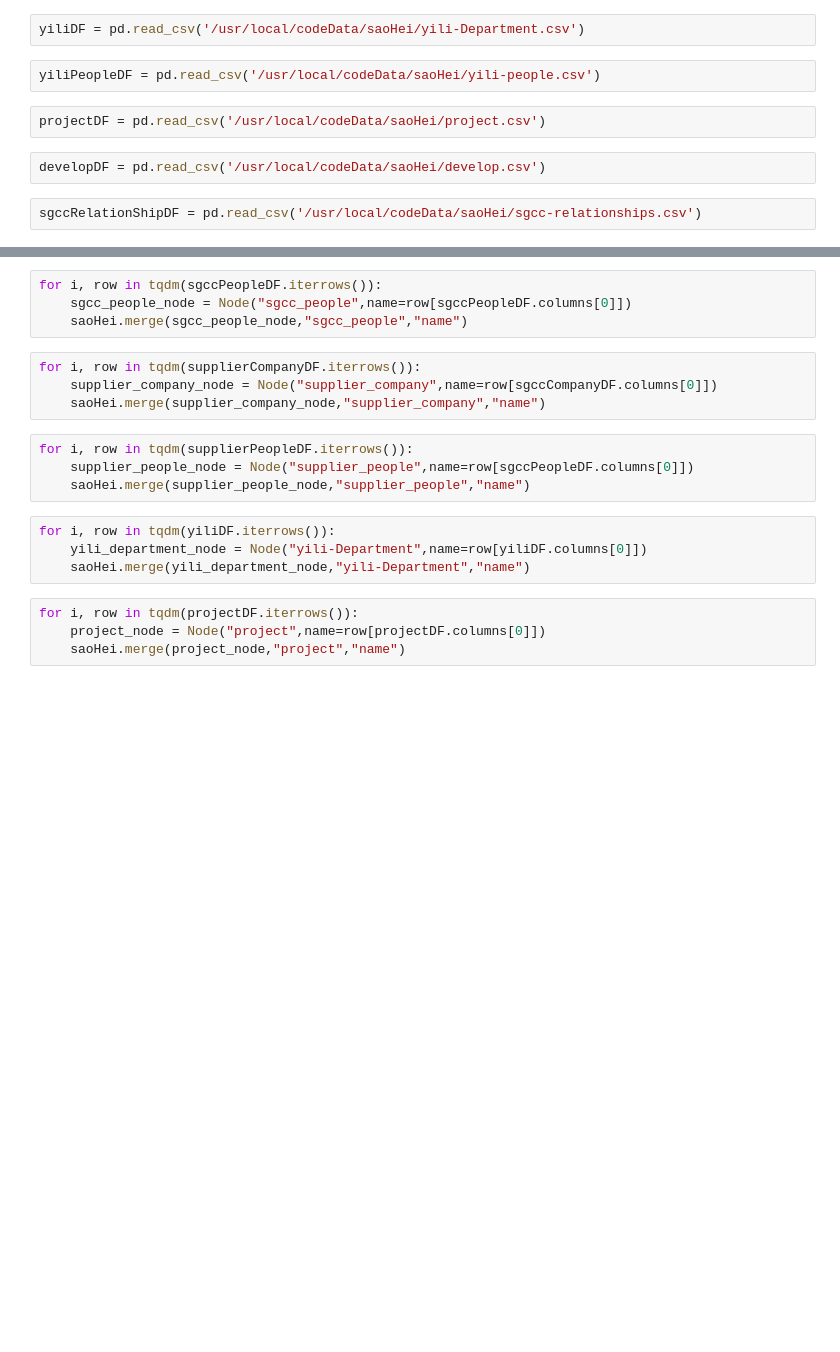
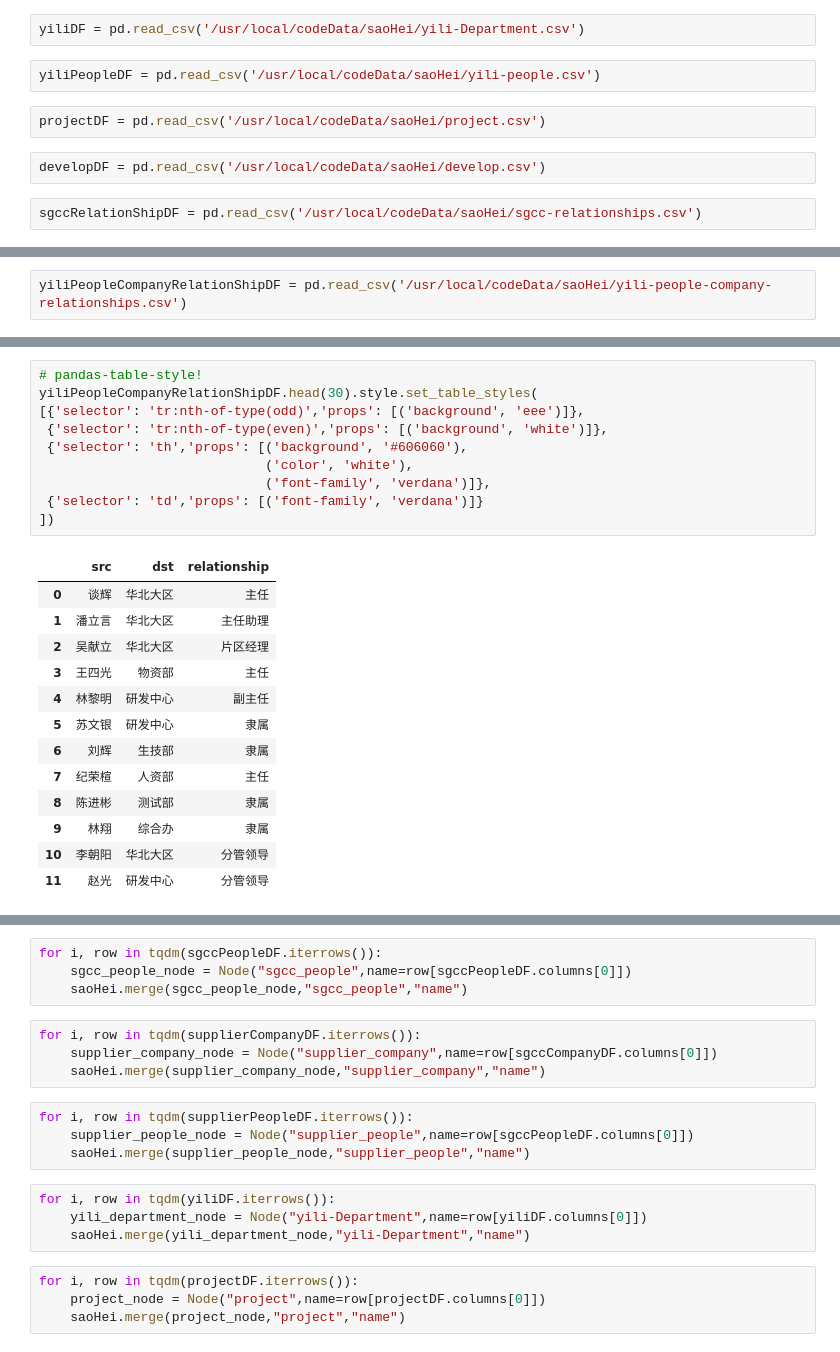
Before and after one commit to konfer/jupyter_bd, a Jupyter notebook: saoHei.ipynb, the cells around one changed output, grey strips where cells are left out. Cells and saved outputs as stored; diff of their text form; blank space fills up the shorter version.

Commit message:
all yili relation finish

```diff
--- a/saoHei.ipynb
+++ b/saoHei.ipynb
@@ -45,0 +46,2 @@ yiliRelationShipDF = pd.read_csv('/usr/local/codeData/saoHei/yili-relationships.
+# %%
+yiliPeopleCompanyRelationShipDF = pd.read_csv('/usr/local/codeData/saoHei/yili-people-company-relationships.csv')
@@ -165,0 +325,24 @@ yiliRelationShipDF.head(30).style.set_table_styles(
+# %%
+# pandas-table-style!
+yiliPeopleCompanyRelationShipDF.head(30).style.set_table_styles(
+[{'selector': 'tr:nth-of-type(odd)','props': [('background', 'eee')]},
+ {'selector': 'tr:nth-of-type(even)','props': [('background', 'white')]},
+ {'selector': 'th','props': [('background', '#606060'),
+                             ('color', 'white'),
+                             ('font-family', 'verdana')]},
+ {'selector': 'td','props': [('font-family', 'verdana')]}
+])
+# %% [output]
+|  | src | dst | relationship |
+| 0 | 谈辉 | 华北大区 | 主任 |
+| 1 | 潘立言 | 华北大区 | 主任助理 |
+| 2 | 吴献立 | 华北大区 | 片区经理 |
+| 3 | 王四光 | 物资部 | 主任 |
+| 4 | 林黎明 | 研发中心 | 副主任 |
+| 5 | 苏文银 | 研发中心 | 隶属 |
+| 6 | 刘辉 | 生技部 | 隶属 |
+| 7 | 纪荣楦 | 人资部 | 主任 |
+| 8 | 陈进彬 | 测试部 | 隶属 |
+| 9 | 林翔 | 综合办 | 隶属 |
+| 10 | 李朝阳 | 华北大区 | 分管领导 |
+| 11 | 赵光 | 研发中心 | 分管领导 |
```
Also changed, not shown: parts of 36 cells of this notebook.
